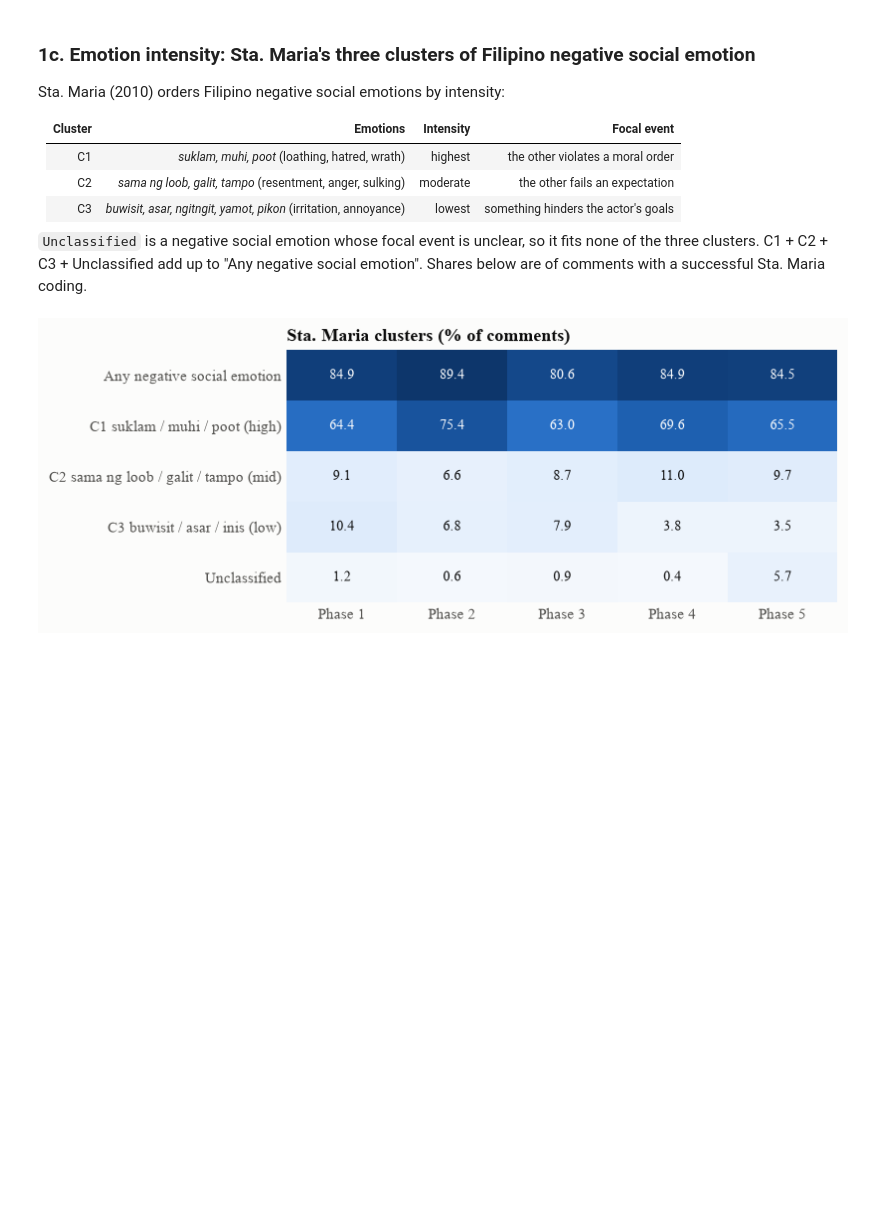
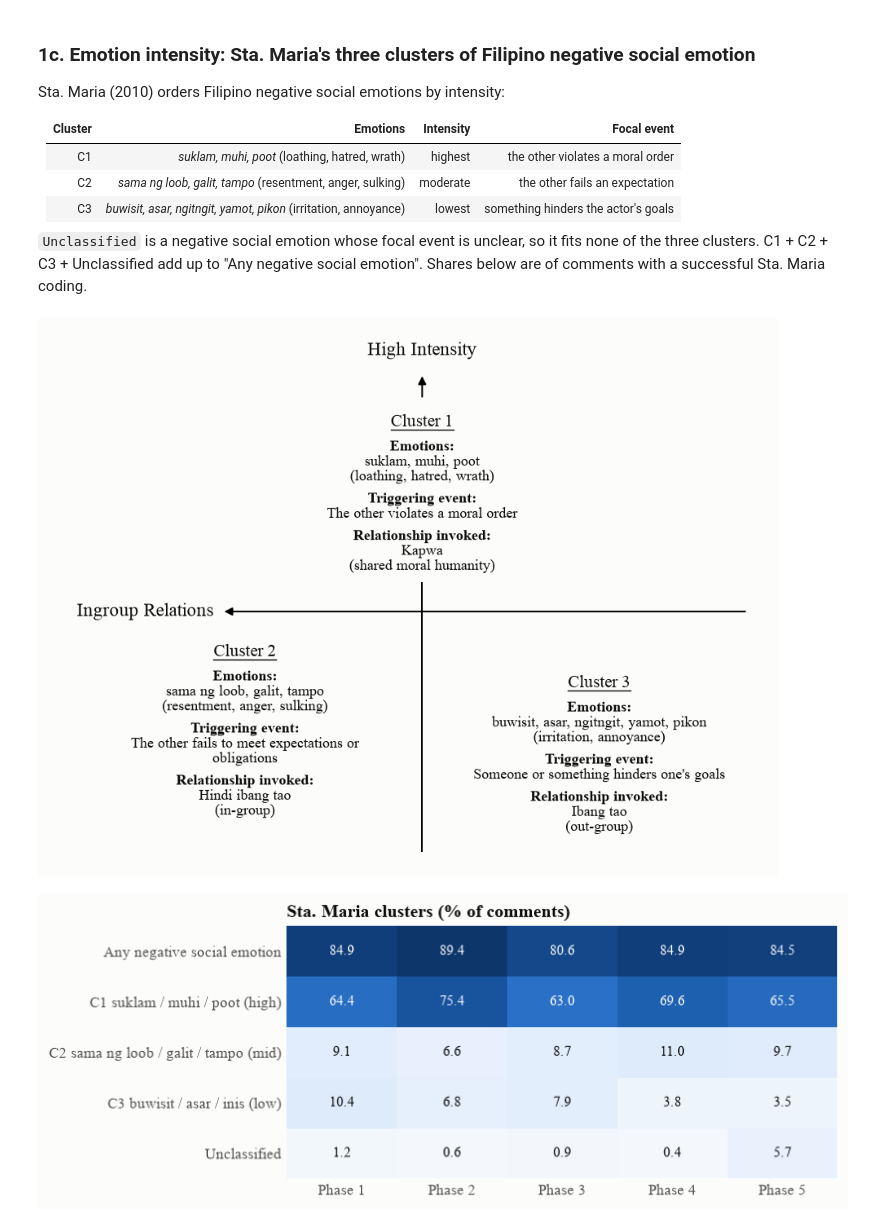
Before and after one commit to mbchavez27/crisis-management-analysis, a Jupyter notebook: 04-statistical-analysis/notebooks/03-findings.ipynb, the cells around one changed output. Drawn from its saved outputs; the diff is of its cells as text; code cells hidden in the pictures; blank space fills up the shorter version.

```diff
--- a/04-statistical-analysis/notebooks/03-findings.ipynb
+++ b/04-statistical-analysis/notebooks/03-findings.ipynb
@@ -385,6 +387,83 @@ Sta. Maria (2010) orders Filipino negative social emotions by intensity:
 `Unclassified` is a negative social emotion whose focal event is unclear, so it fits none of the three clusters.
 C1 + C2 + C3 + Unclassified add up to "Any negative social emotion".
 Shares below are of comments with a successful Sta. Maria coding.
+# %%
+# Sta. Maria (2010) clusters on two axes: intensity runs up, in-group relations run left.
+# Position already shows each cluster's intensity and relationship, so the blocks only spell out the details.
+# Cluster 3 sits a step below Cluster 2 so its lower intensity is visible too.
+import textwrap
+
+STA_MARIA = [
+    ("Cluster 1", "suklam, muhi, poot", "loathing, hatred, wrath", "Highest",
+     "The other violates a moral order", "Kapwa", "shared moral humanity"),
+    ("Cluster 2", "sama ng loob, galit, tampo", "resentment, anger, sulking", "Moderate",
+     "The other fails to meet expectations or obligations", "Hindi ibang tao", "in-group"),
+    ("Cluster 3", "buwisit, asar, ngitngit, yamot, pikon", "irritation, annoyance", "Lowest",
+     "Someone or something hinders one's goals", "Ibang tao", "out-group"),
+]
+
+FS_AXIS, FS_TITLE, FS_BODY = 15, 14, 12
+LH_TITLE, LH_BODY, GAP_FIELD, WRAP, STEP = 0.27, 0.215, 0.11, 40, 0.45
+LINE_KW = dict(color="black", lw=1.3, solid_capstyle="butt")
+ARROW_KW = dict(arrowstyle="-|>", color="black", lw=1.3, mutation_scale=13, shrinkA=0, shrinkB=0)
+
+def cluster_lines(c):
+    _, fil, eng, _, trigger, rel, rel_eng = c
+    out = []
+    # Filipino term and its English gloss on their own lines
+    for label, values in [("Emotions", [fil, f"({eng})"]), ("Triggering event", [trigger]),
+                          ("Relationship invoked", [rel, f"({rel_eng})"])]:
+        out += [(f"{label}:", "label"), *[(ln, "value") for v in values for ln in textwrap.wrap(v, WRAP)], ("", "gap")]
+    return out[:-1]
+
+def cluster_height(c):
+    return LH_TITLE + 0.12 + sum(GAP_FIELD if kind == "gap" else LH_BODY for _, kind in cluster_lines(c))
+
+def draw_cluster(ax, c, x, y_top):
+    # "Cluster N" underlined, then each labelled detail (1 data unit = 1 inch)
+    y = y_top - LH_TITLE / 2
+    t = ax.text(x, y, c[0], fontsize=FS_TITLE, ha="center", va="center")
+    ax.figure.canvas.draw()
+    bb = t.get_window_extent().transformed(ax.transData.inverted())
+    ax.plot([bb.x0, bb.x1], [bb.y0 + 0.01] * 2, color="black", lw=0.9)
+    y -= LH_TITLE / 2 + 0.12
+    for text, kind in cluster_lines(c):
+        if kind == "gap":
+            y -= GAP_FIELD
+            continue
+        ax.text(x, y - LH_BODY / 2, text, fontsize=FS_BODY, ha="center", va="center",
+                fontweight="bold" if kind == "label" else "normal")
+        y -= LH_BODY
+
+c1, c2, c3 = STA_MARIA
+W = 10.4
+top_margin, axis_clear, below_axis, bottom_margin = 1.25, 0.55, 0.45, 0.5
+low = max(cluster_height(c2), cluster_height(c3) + STEP)
+H = top_margin + cluster_height(c1) + axis_clear + below_axis + low + bottom_margin
+fig, ax = plt.subplots(figsize=(W, H))
+ax.set_xlim(0, W)
+ax.set_ylim(0, H)
+ax.axis("off")
+
+cx = W / 2 + 0.2
+y1_top = H - top_margin
+y_axis = y1_top - cluster_height(c1) - axis_clear
+y2_top = y_axis - below_axis
+# Vertical axis: line through the middle, arrow towards "High Intensity"
+ax.plot([cx, cx], [y2_top - low - 0.25, y1_top - cluster_height(c1) - 0.12], **LINE_KW)
+ax.annotate("", xy=(cx, H - 0.72), xytext=(cx, H - 1.02), arrowprops=ARROW_KW)
+ax.text(cx, H - 0.35, "High Intensity", fontsize=FS_AXIS, ha="center", va="center")
+# Horizontal axis: arrow towards "Ingroup Relations"
+ax.annotate("", xy=(2.55, y_axis), xytext=(W - 0.35, y_axis), arrowprops=ARROW_KW)
+ax.text(2.4, y_axis, "Ingroup Relations", fontsize=FS_AXIS, ha="right", va="center")
+
+draw_cluster(ax, c1, cx, y1_top)
+draw_cluster(ax, c2, cx - 2.55, y2_top)
+draw_cluster(ax, c3, cx + 2.55, y2_top - STEP)
+save(fig, "stamaria_clusters_axes")
+plt.show()
+# %% [output]
+[figure, added]
 # %%
 fe_df = df[df.fe_ok]
 CLU = ["NEG_SOCIAL_EMOTION", "CLUSTER_C1", "CLUSTER_C2", "CLUSTER_C3", "CLUSTER_UNCLASSIFIED"]
```
Also changed, not shown: parts of 4 cells of this notebook, 3 other files.
